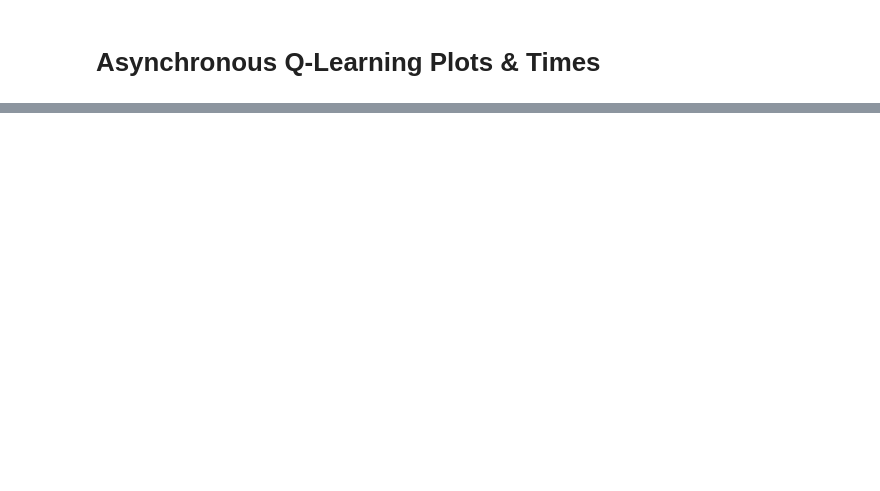
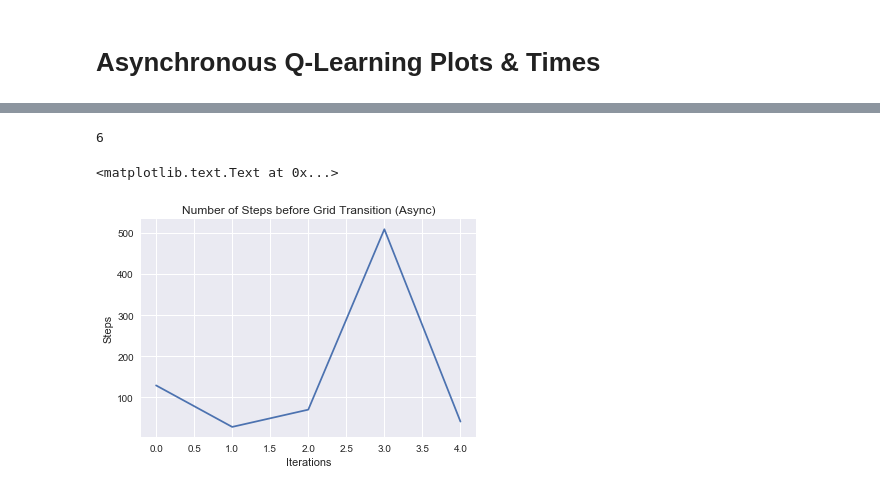
Before and after one commit to lstmemery/qlearning, a Jupyter notebook: src/qlearning.ipynb, the cells around one changed output, grey strips where cells are left out. Drawn from its saved outputs; the diff is of its cells as text; code cells hidden in the pictures; blank space fills up the shorter version.

```diff
--- a/src/qlearning.ipynb
+++ b/src/qlearning.ipynb
@@ -56,2 +61,2 @@ NameError: name 'iterations' is not defined
 # %%
-%timeit aql.async_manager(processes=5, epsilon=0.30, alpha=0.30, gamma=0.95, async_update=5, Tmax=50000)
+_, async_iterations = aql.async_manager(processes=4, epsilon=0.30, alpha=0.30, gamma=0.95, async_update=5, Tmax=100000)
@@ -63,0 +63,18 @@ NameError: name 'iterations' is not defined
+# %%
+# Find the iterations that take place in the first 1000 steps
+total, async_index = 0, 0
+while total <= 1000:
+    total += async_iterations[async_index]
+    async_index += 1
+
+async_index
+# %% [output]
+6
+# %%
+plt.plot(async_iterations[:async_index - 1])
+plt.xlabel("Iterations")
+plt.ylabel("Steps")
+plt.title("Number of Steps before Grid Transition (Async)")
+# %% [output]
+<matplotlib.text.Text at 0x...>
+[figure, added]
```
Also changed, not shown: parts of 12 cells of this notebook.
